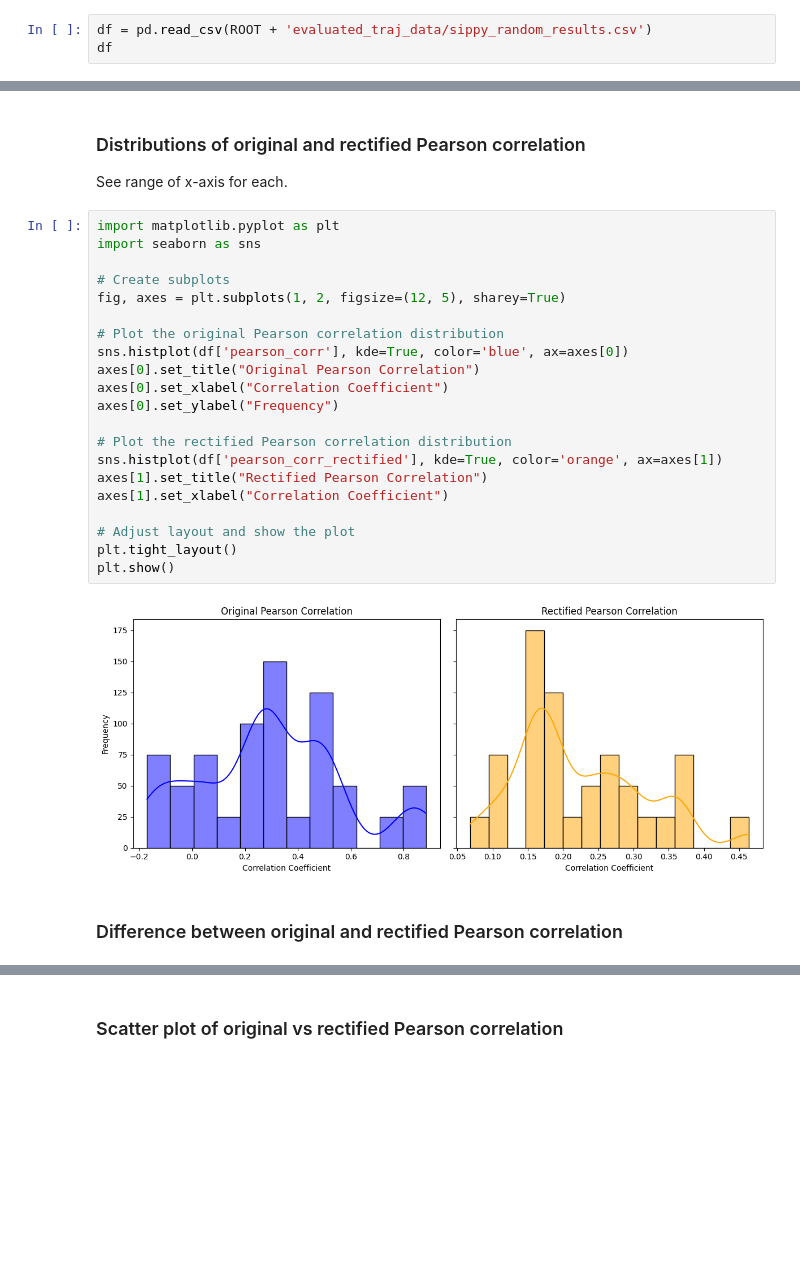
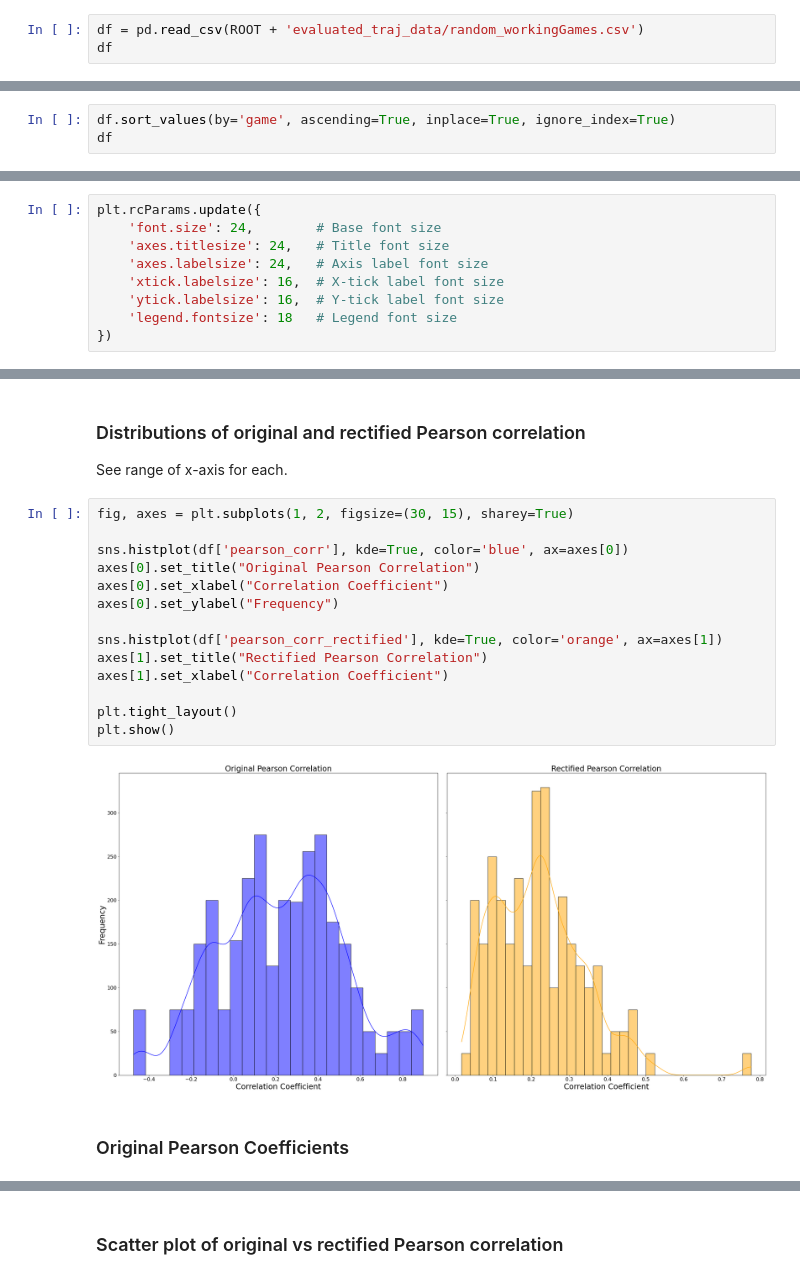
Before and after one commit to harshraj172/SafeRL-Gym, a Jupyter notebook: generate_pearson_coeffs.ipynb, the cells around one changed output, grey strips where cells are left out. Cells and saved outputs as stored; diff of their text form; blank space fills up the shorter version.

Commit message:
add: perform analysis for working games

```diff
--- a/generate_pearson_coeffs.ipynb
+++ b/generate_pearson_coeffs.ipynb
@@ -15,7 +17,7 @@ import pandas as pd
 
 ROOT = "/home/sippy/dev/SafeRL-Gym/"
 # %%
-df = pd.read_csv(ROOT + 'evaluated_traj_data/sippy_random_results.csv')
+df = pd.read_csv(ROOT + 'evaluated_traj_data/random_workingGames.csv')
 df
 # %% [output]
 |  | game | traj_dir | steps | safety_cost | reward |
@@ -33,0 +36,3 @@ df
+# %%
+df.sort_values(by='game', ascending=True, inplace=True, ignore_index=True)
+df
@@ -154,0 +201,9 @@ Bottom 5 Games (Original Correlation):
+# %%
+plt.rcParams.update({
+    'font.size': 24,        # Base font size
+    'axes.titlesize': 24,   # Title font size
+    'axes.labelsize': 24,   # Axis label font size
+    'xtick.labelsize': 16,  # X-tick label font size
+    'ytick.labelsize': 16,  # Y-tick label font size
+    'legend.fontsize': 18   # Legend font size
+})
@@ -156,27 +235,20 @@ Bottom 5 Games (Original Correlation):
 ### Distributions of original and rectified Pearson correlation
 See range of x-axis for each.
 # %%
-import matplotlib.pyplot as plt
-import seaborn as sns
+fig, axes = plt.subplots(1, 2, figsize=(30, 15), sharey=True)
 
-# Create subplots
-fig, axes = plt.subplots(1, 2, figsize=(12, 5), sharey=True)
-
-# Plot the original Pearson correlation distribution
 sns.histplot(df['pearson_corr'], kde=True, color='blue', ax=axes[0])
 axes[0].set_title("Original Pearson Correlation")
 axes[0].set_xlabel("Correlation Coefficient")
 axes[0].set_ylabel("Frequency")
 
-# Plot the rectified Pearson correlation distribution
 sns.histplot(df['pearson_corr_rectified'], kde=True, color='orange', ax=axes[1])
 axes[1].set_title("Rectified Pearson Correlation")
 axes[1].set_xlabel("Correlation Coefficient")
 
-# Adjust layout and show the plot
 plt.tight_layout()
 plt.show()
 # %% [output]
-[figure, old version]
+[figure, new version]
-# %% [markdown]
-### Difference between original and rectified Pearson correlation
+# %% [markdown]
+### Original Pearson Coefficients
```
Also changed, not shown: parts of 21 cells of this notebook.
